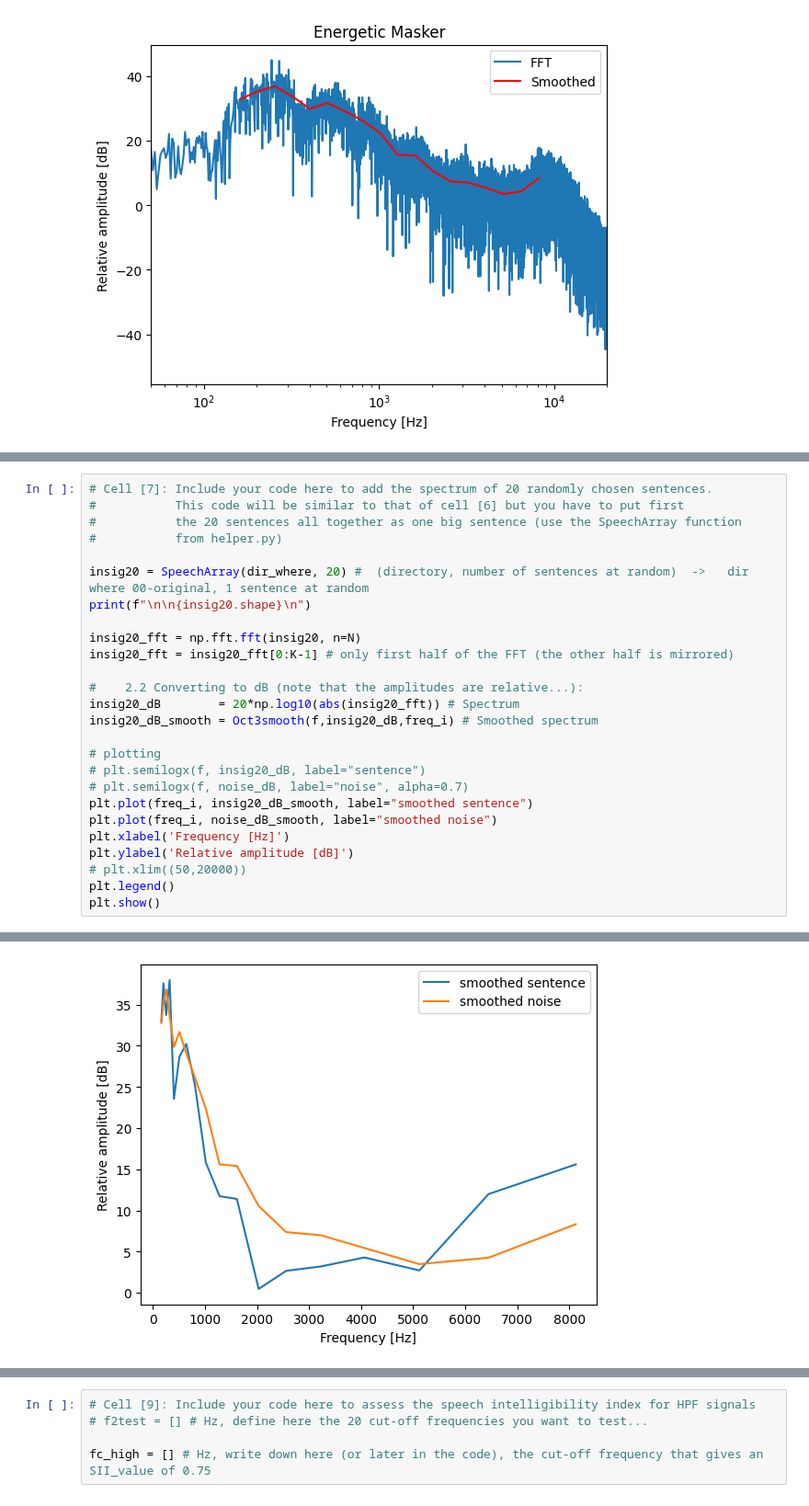
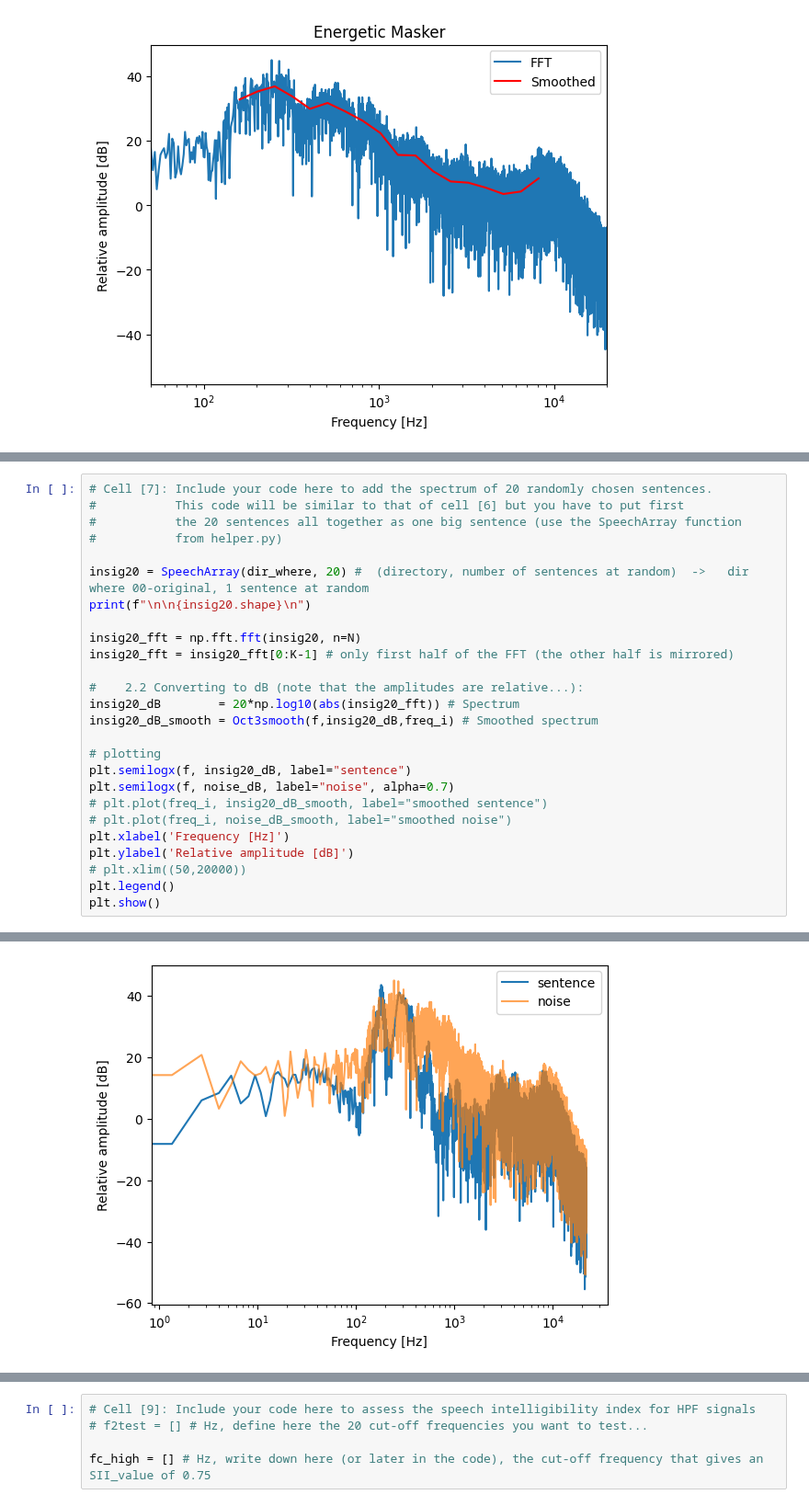
Before and after one commit to cesarz10/Auditory-computation, a Jupyter notebook: AudCompLab4_2023/HearingLab4_2022/HearingLab4.ipynb, the cells around one changed output, grey strips where cells are left out. Shown at 92% size. Cells and saved outputs as stored; diff of their text form.

```diff
--- a/AudCompLab4_2023/HearingLab4_2022/HearingLab4.ipynb
+++ b/AudCompLab4_2023/HearingLab4_2022/HearingLab4.ipynb
@@ -131,10 +125,10 @@ insig20_dB        = 20*np.log10(abs(insig20_fft)) # Spectrum
 insig20_dB_smooth = Oct3smooth(f,insig20_dB,freq_i) # Smoothed spectrum
 
 # plotting
-# plt.semilogx(f, insig20_dB, label="sentence")
-# plt.semilogx(f, noise_dB, label="noise", alpha=0.7)
-plt.plot(freq_i, insig20_dB_smooth, label="smoothed sentence")
-plt.plot(freq_i, noise_dB_smooth, label="smoothed noise")
+plt.semilogx(f, insig20_dB, label="sentence")
+plt.semilogx(f, noise_dB, label="noise", alpha=0.7)
+# plt.plot(freq_i, insig20_dB_smooth, label="smoothed sentence")
+# plt.plot(freq_i, noise_dB_smooth, label="smoothed noise")
 plt.xlabel('Frequency [Hz]')
 plt.ylabel('Relative amplitude [dB]')
 # plt.xlim((50,20000))
@@ -161,4 +155,4 @@ Loading sentence 16266.wav
-[figure, old version]
+[figure, new version]
 # %%
 # Cell [8]: Include your code here to assess the speech intelligibility index for LPF signals
 # f2test = [] # Hz, define here the 20 cut-off frequencies you want to test...
```
Also changed, not shown: parts of 7 cells of this notebook.
